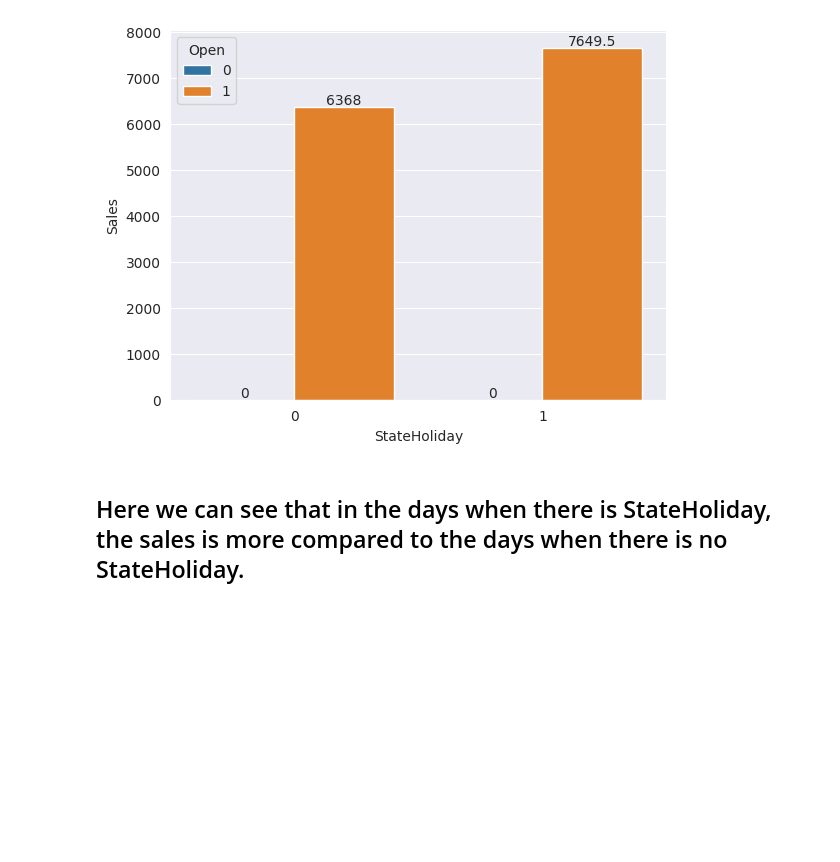
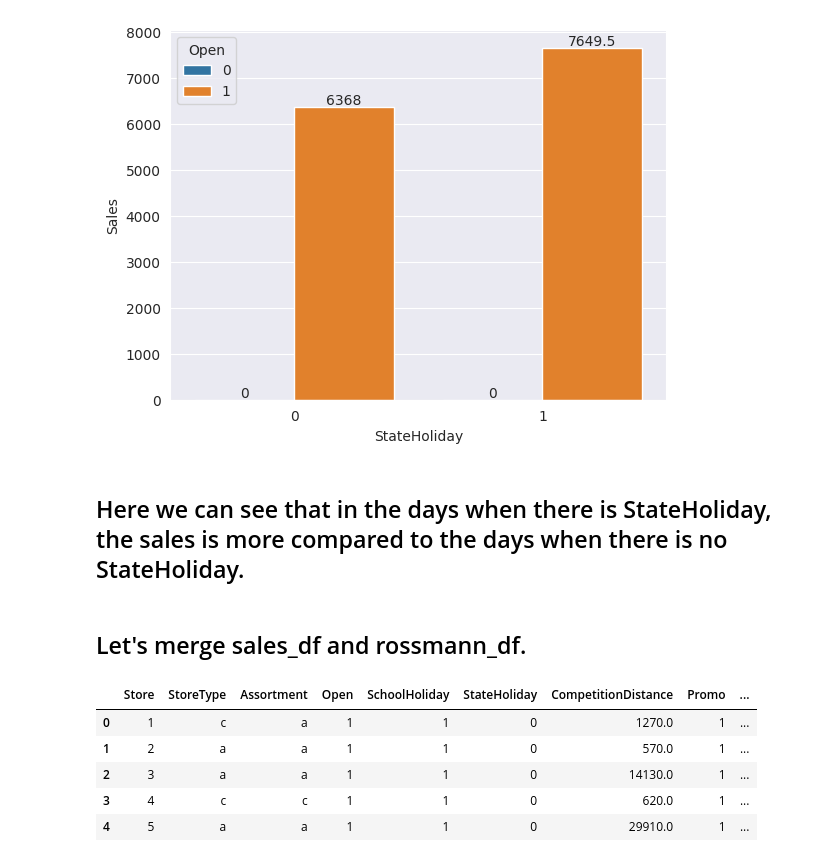
Before and after one commit to diptiranjan1998/Regression-Analysis-on-Retail-Sales-Prediction, a Jupyter notebook: Retail_sales_prediction.ipynb, the cells around one changed output. Drawn from its saved outputs; the diff is of its cells as text; code cells hidden in the pictures; blank space fills up the shorter version.

```diff
--- a/Retail_sales_prediction.ipynb
+++ b/Retail_sales_prediction.ipynb
@@ -454,3 +454,24 @@ for i in ax.containers:
 [figure]
 # %% [markdown]
 ## Here we can see that in the days when there is StateHoliday, the sales is more compared to the days when there is no StateHoliday.
+# %% [markdown]
+## Let's merge sales_df and rossmann_df.
+# %%
+# Merging 2 data frames.
+df= pd.merge(sales_df, rossmann_df, how= 'right', on= 'Store')
+# %%
+# Let's rearrange the columns.
+indexes= ['Store', 'StoreType', 'Assortment', 'Open', 'SchoolHoliday', 'StateHoliday', 'CompetitionDistance',
+        'Promo', 'Promo2', 'Customers', 'Date','Day', 'Month', 'Year', 'DayOfWeek',  'Sales']
+# %%
+df= df.reindex(columns= indexes)
+# %%
+# checking the head
+df.head()
+# %% [output]
+|  | Store | StoreType | Assortment | Open | SchoolHoliday | StateHoliday | CompetitionDistance | Promo | ... |
+| 0 | 1 | c | a | 1 | 1 | 0 | 1270.0 | 1 | ... |
+| 1 | 2 | a | a | 1 | 1 | 0 | 570.0 | 1 | ... |
+| 2 | 3 | a | a | 1 | 1 | 0 | 14130.0 | 1 | ... |
+| 3 | 4 | c | c | 1 | 1 | 0 | 620.0 | 1 | ... |
+| 4 | 5 | a | a | 1 | 1 | 0 | 29910.0 | 1 | ... |
```
Also changed, not shown: parts of 6 cells of this notebook.
